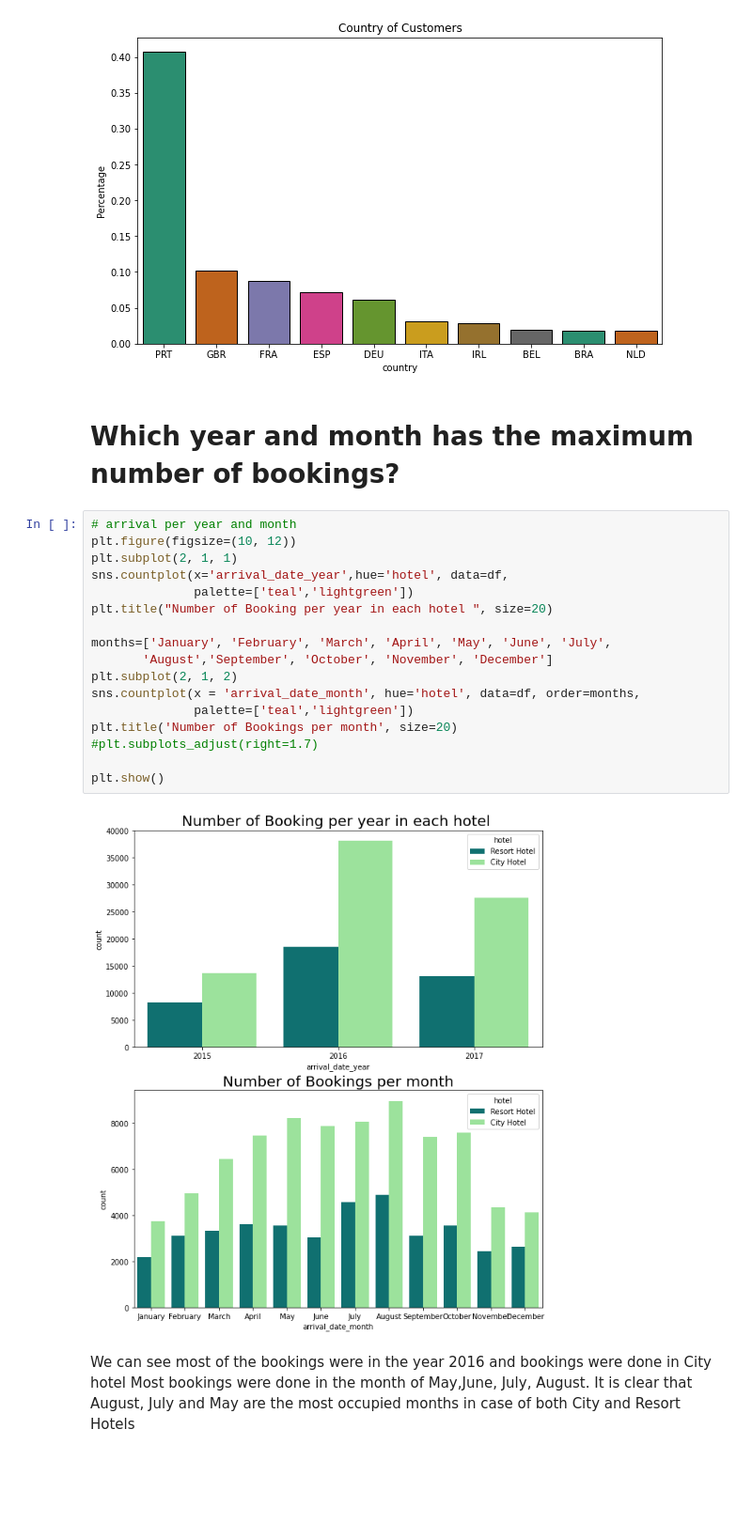
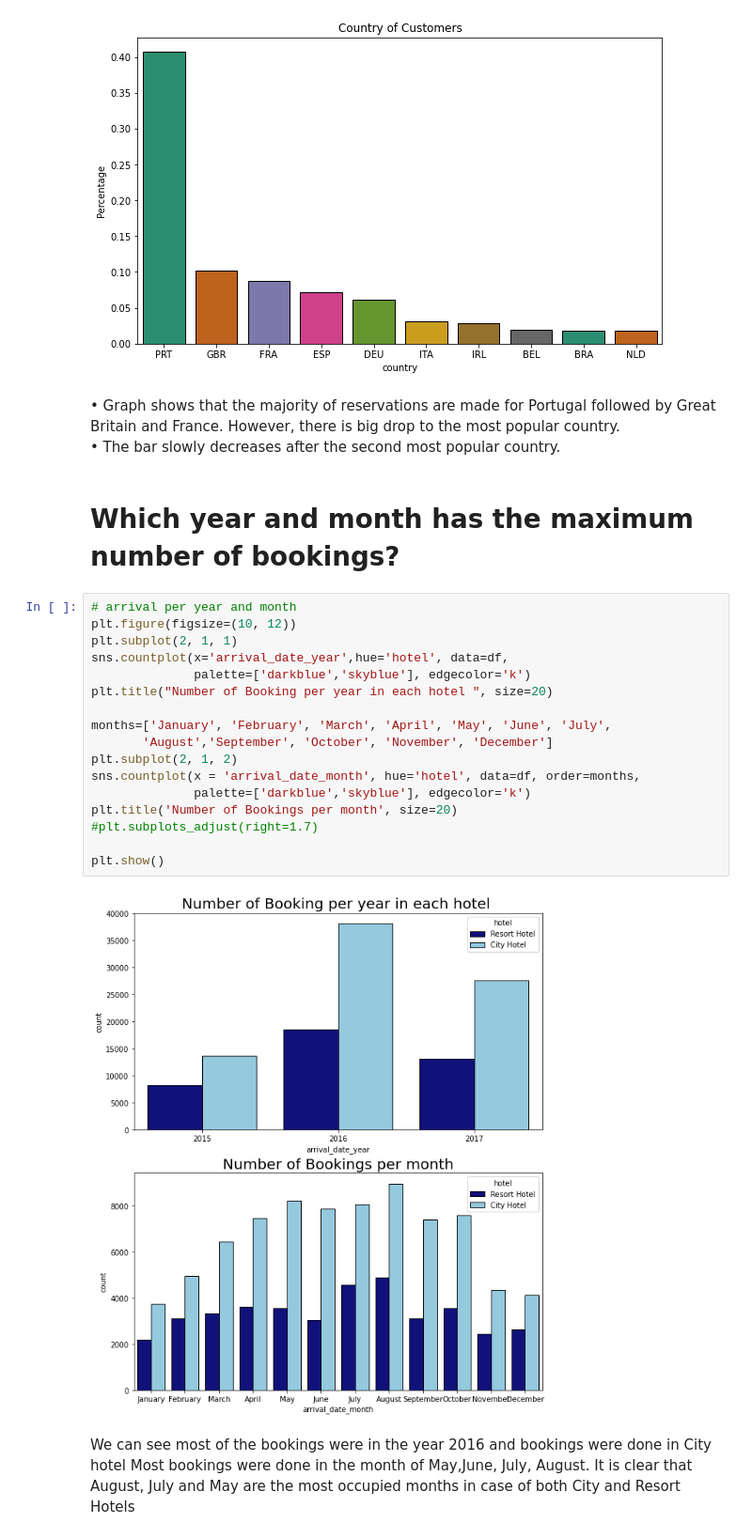
Before and after one commit to rahool010/Hotel-Booking-Analysis, a Jupyter notebook: Hotel_Booking_Analysis_Capstone_Project.ipynb, the cells around one changed output. Shown: that part at 94% size. Drawn from its saved outputs; the diff is of its cells as text; blank space fills up the shorter version.

```diff
--- a/Hotel_Booking_Analysis_Capstone_Project.ipynb
+++ b/Hotel_Booking_Analysis_Capstone_Project.ipynb
@@ -274,27 +342,30 @@ plt.title('Country of Customers')
 plt.show()
 # %% [output]
 [figure]
+# %% [markdown]
+•	Graph shows that the majority of reservations are made for Portugal followed by Great Britain and France. However, there is big drop to the most popular country.\
+•	The bar slowly decreases after the second most popular country.
 # %% [markdown]
 # **Which year and month has the maximum number of bookings?**
 # %%
 # arrival per year and month
 plt.figure(figsize=(10, 12))
 plt.subplot(2, 1, 1)
 sns.countplot(x='arrival_date_year',hue='hotel', data=df,
-              palette=['teal','lightgreen'])
+              palette=['darkblue','skyblue'], edgecolor='k')
 plt.title("Number of Booking per year in each hotel ", size=20)
 
 months=['January', 'February', 'March', 'April', 'May', 'June', 'July',
        'August','September', 'October', 'November', 'December']
 plt.subplot(2, 1, 2)
 sns.countplot(x = 'arrival_date_month', hue='hotel', data=df, order=months,
-              palette=['teal','lightgreen'])
+              palette=['darkblue','skyblue'], edgecolor='k')
 plt.title('Number of Bookings per month', size=20)
 #plt.subplots_adjust(right=1.7)
 
 plt.show()
 # %% [output]
-[figure, old version]
+[figure, new version]
 # %% [markdown]
 We can see most of the bookings were in the year 2016 and bookings were done in City hotel
 Most bookings were done in the month of May,June, July, August.
```
Also changed, not shown: parts of 28 cells of this notebook.
